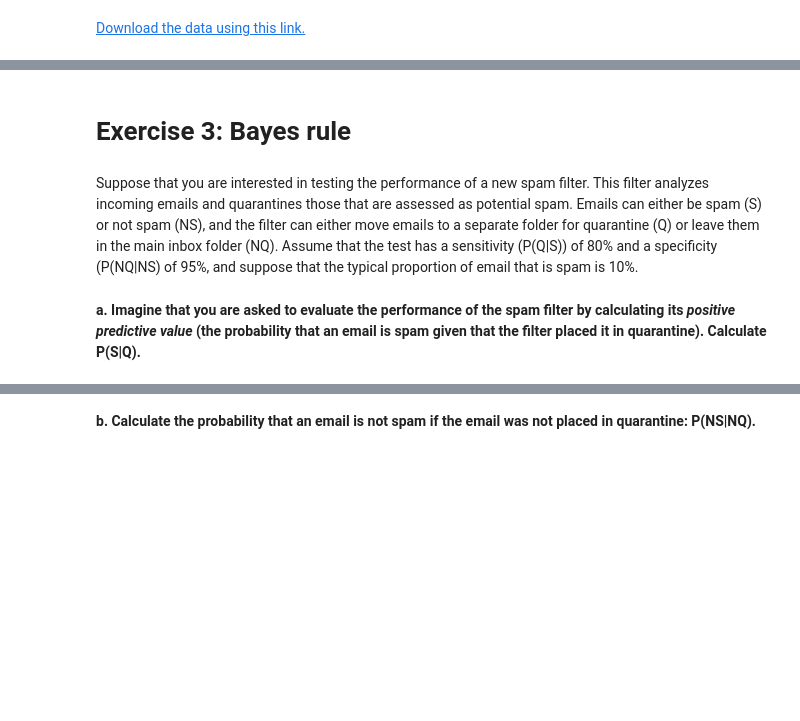
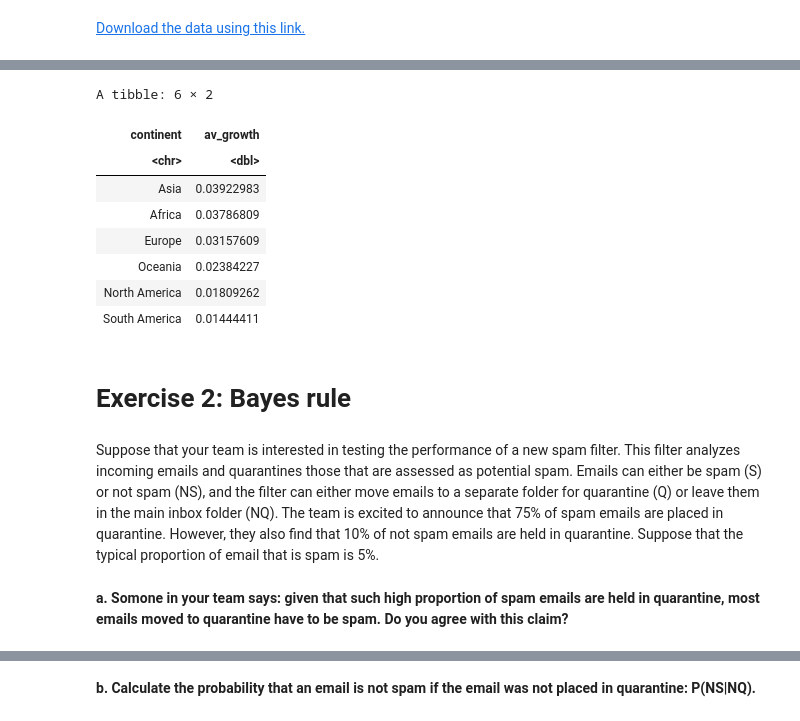
Before and after one commit to 5harad/API201-2022, a Jupyter notebook: review_sessions/review_9/review_9_answers.ipynb, the cells around one changed output, grey strips where cells are left out. Cells and saved outputs as stored; diff of their text form; code cells hidden in the pictures; blank space fills up the shorter version.

```diff
--- a/review_sessions/review_9/review_9_answers.ipynb
+++ b/review_sessions/review_9/review_9_answers.ipynb
@@ -246,9 +349,32 @@ XX
+# %%
+# Your answer here!
+
+# START
+
+growth_data %>%
+    group_by(continent) %>%
+    summarise(av_growth = mean(rgdp_growth)) %>%
+    arrange(desc(av_growth))
+
+# Option c is correct.
+
+# END
+# %% [output]
+A tibble: 6 × 2
+| continent | av_growth |
+| <chr> | <dbl> |
+| Asia | 0.03922983 |
+| Africa | 0.03786809 |
+| Europe | 0.03157609 |
+| Oceania | 0.02384227 |
+| North America | 0.01809262 |
+| South America | 0.01444411 |
 # %% [markdown]
-# Exercise 3: Bayes rule
+# Exercise 2: Bayes rule
 # %% [markdown]
-Suppose that you are interested in testing the performance of a new spam filter. This filter analyzes incoming emails and quarantines those that are assessed as potential spam. Emails can either be spam (S) or not spam (NS), and the filter can either move emails to a separate folder for quarantine (Q) or leave them in the main inbox folder (NQ). Assume that the test has a sensitivity (P(Q|S)) of 80% and a specificity (P(NQ|NS) of 95%, and suppose that the typical proportion of email that is spam is 10%.
+Suppose that your team is interested in testing the performance of a new spam filter. This filter analyzes incoming emails and quarantines those that are assessed as potential spam. Emails can either be spam (S) or not spam (NS), and the filter can either move emails to a separate folder for quarantine (Q) or leave them in the main inbox folder (NQ). The team is excited to announce that 75% of spam emails are placed in quarantine. However, they also find that 10% of not spam emails are held in quarantine. Suppose that the typical proportion of email that is spam is 5%.
 # %% [markdown]
-**a. Imagine that you are asked to evaluate the performance of the spam filter by calculating its *positive predictive value* (the probability that an email is spam given that the filter placed it in quarantine). Calculate P(S|Q).**
+**a. Somone in your team says: given that such high proportion of spam emails are held in quarantine, most emails moved to quarantine have to be spam. Do you agree with this claim?**
 # %% [markdown]
 `Your answer here!`
 
```
Also changed, not shown: parts of 16 cells of this notebook.
